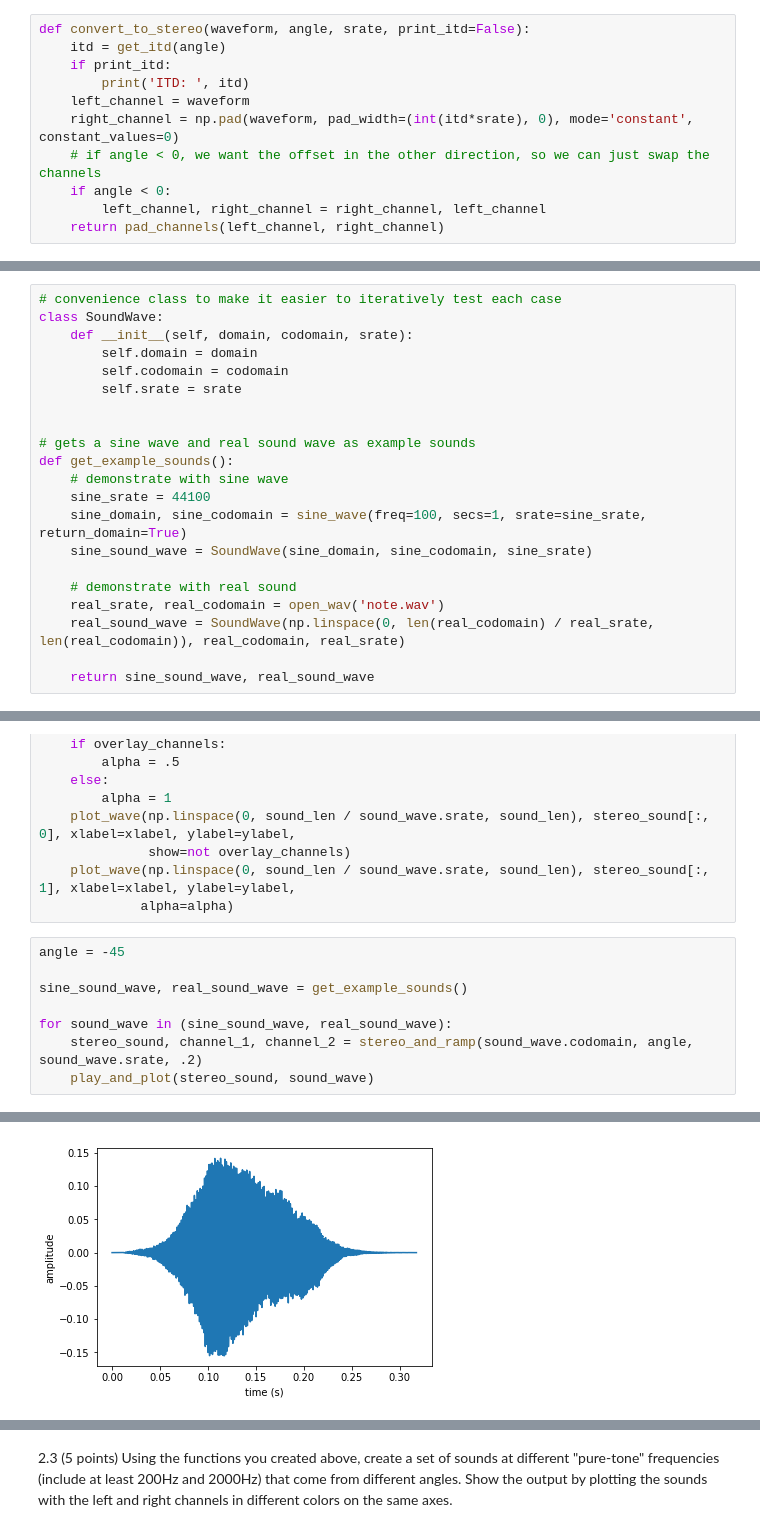
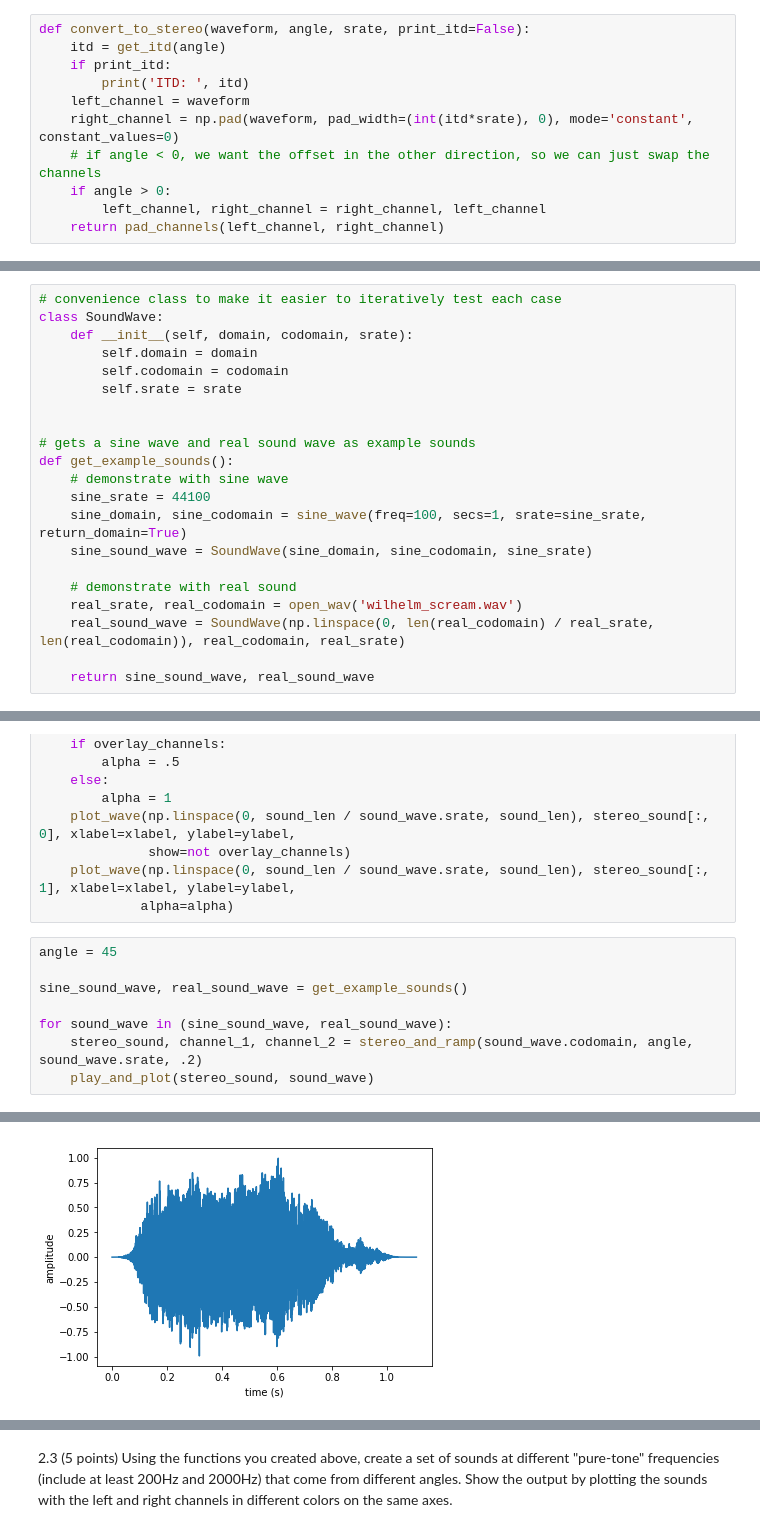
Before and after one commit to brennanmcfarland/computational-perception-class, a Jupyter notebook: CP-A3-bfm21.ipynb, the cells around one changed output, grey strips where cells are left out. Saved outputs shown, nothing was run; the diff lists cells and outputs as text.

```diff
--- a/CP-A3-bfm21.ipynb
+++ b/CP-A3-bfm21.ipynb
@@ -130,7 +128,7 @@ def convert_to_stereo(waveform, angle, srate, print_itd=False):
     left_channel = waveform
     right_channel = np.pad(waveform, pad_width=(int(itd*srate), 0), mode='constant', constant_values=0)
     # if angle < 0, we want the offset in the other direction, so we can just swap the channels
-    if angle < 0:
+    if angle > 0:
         left_channel, right_channel = right_channel, left_channel
     return pad_channels(left_channel, right_channel)
 # %%
@@ -192,7 +190,7 @@ def get_example_sounds():
     sine_sound_wave = SoundWave(sine_domain, sine_codomain, sine_srate)
 
     # demonstrate with real sound
-    real_srate, real_codomain = open_wav('note.wav')
+    real_srate, real_codomain = open_wav('wilhelm_scream.wav')
     real_sound_wave = SoundWave(np.linspace(0, len(real_codomain) / real_srate, len(real_codomain)), real_codomain, real_srate)
 
     return sine_sound_wave, real_sound_wave
@@ -209,7 +207,7 @@ def play_and_plot(stereo_sound, sound_wave, xlabel='time (s)', ylabel='amplitude
     plot_wave(np.linspace(0, sound_len / sound_wave.srate, sound_len), stereo_sound[:, 1], xlabel=xlabel, ylabel=ylabel,
              alpha=alpha)
 # %%
-angle = -45
+angle = 45
 
 sine_sound_wave, real_sound_wave = get_example_sounds()
 
@@ -222 +220 @@ for sound_wave in (sine_sound_wave, real_sound_wave):
-[figure, old version]
+[figure, new version]
```
Also changed, not shown: parts of 11 cells of this notebook, 1 other file.
